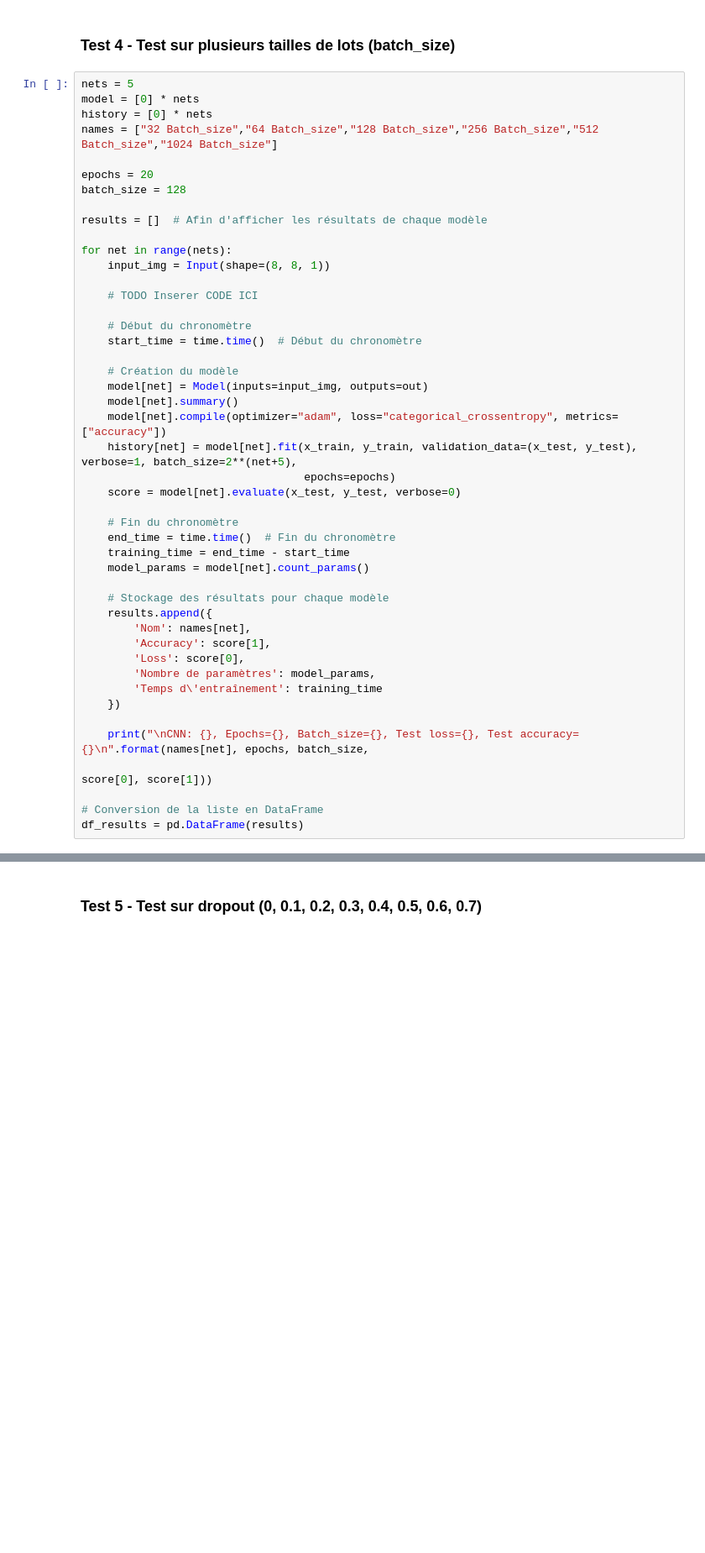
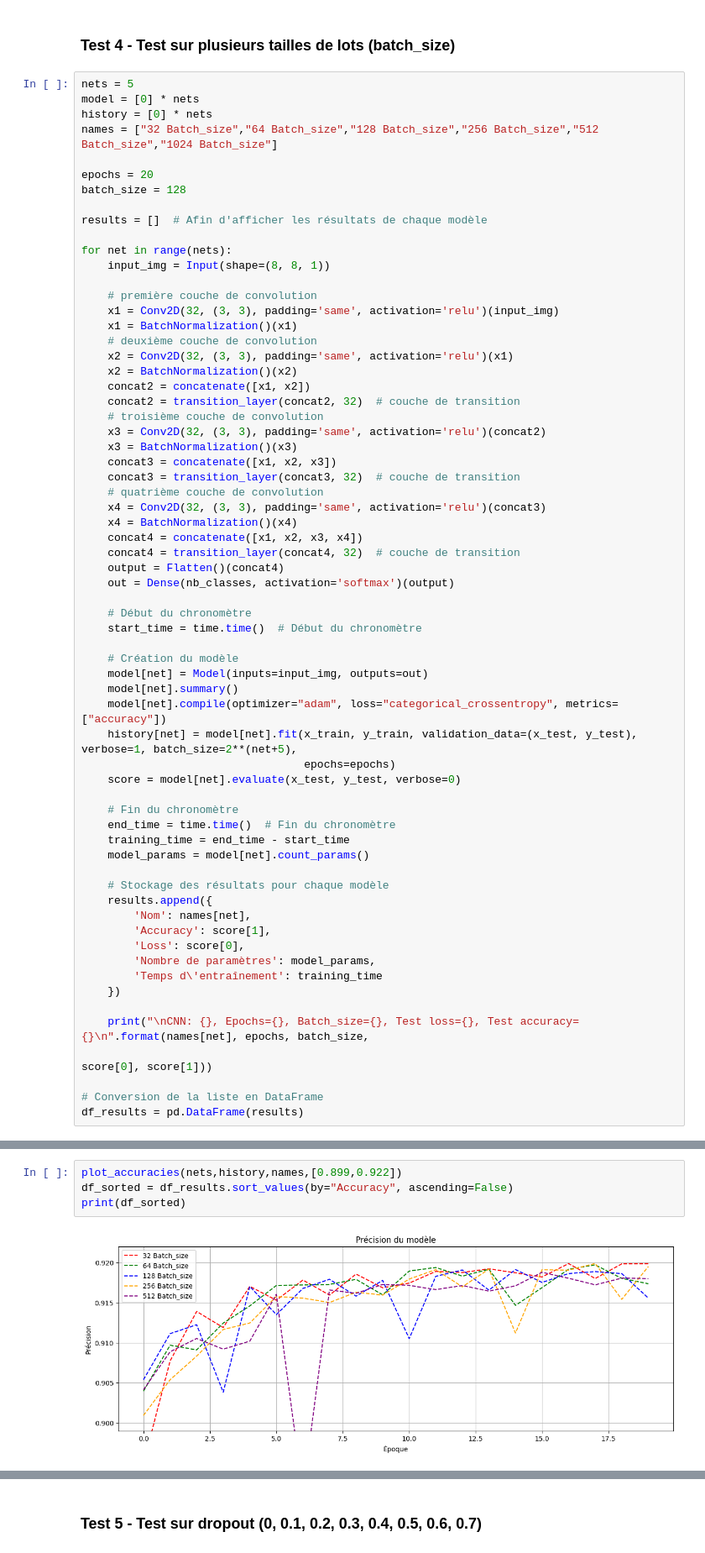
Before and after one commit to TWAAXOne/Network-intrusion-detection-with-machine-learning, a Jupyter notebook: CNN_Mutliclass.ipynb, the cells around one changed output, grey strips where cells are left out. Shown at 84% size. Cells and saved outputs as stored; diff of their text form; blank space fills up the shorter version.

```diff
--- a/CNN_Mutliclass.ipynb
+++ b/CNN_Mutliclass.ipynb
@@ -906,7 +922,26 @@ results = []  # Afin d'afficher les résultats de chaque modèle
 for net in range(nets):
     input_img = Input(shape=(8, 8, 1))
 
-    # TODO Inserer CODE ICI
+    # première couche de convolution
+    x1 = Conv2D(32, (3, 3), padding='same', activation='relu')(input_img)
+    x1 = BatchNormalization()(x1)
+    # deuxième couche de convolution
+    x2 = Conv2D(32, (3, 3), padding='same', activation='relu')(x1)
+    x2 = BatchNormalization()(x2)
+    concat2 = concatenate([x1, x2])
+    concat2 = transition_layer(concat2, 32)  # couche de transition
+    # troisième couche de convolution
+    x3 = Conv2D(32, (3, 3), padding='same', activation='relu')(concat2)
+    x3 = BatchNormalization()(x3)
+    concat3 = concatenate([x1, x2, x3])
+    concat3 = transition_layer(concat3, 32)  # couche de transition
+    # quatrième couche de convolution
+    x4 = Conv2D(32, (3, 3), padding='same', activation='relu')(concat3)
+    x4 = BatchNormalization()(x4)
+    concat4 = concatenate([x1, x2, x3, x4])
+    concat4 = transition_layer(concat4, 32)  # couche de transition
+    output = Flatten()(concat4)
+    out = Dense(nb_classes, activation='softmax')(output)
 
     # Début du chronomètre
     start_time = time.time()  # Début du chronomètre
@@ -940,0 +994,6 @@ df_results = pd.DataFrame(results)
+# %%
+plot_accuracies(nets,history,names,[0.899,0.922])
+df_sorted = df_results.sort_values(by="Accuracy", ascending=False)
+print(df_sorted)
+# %% [output]
+[figure, added]
```
Also changed, not shown: parts of 7 cells of this notebook.
